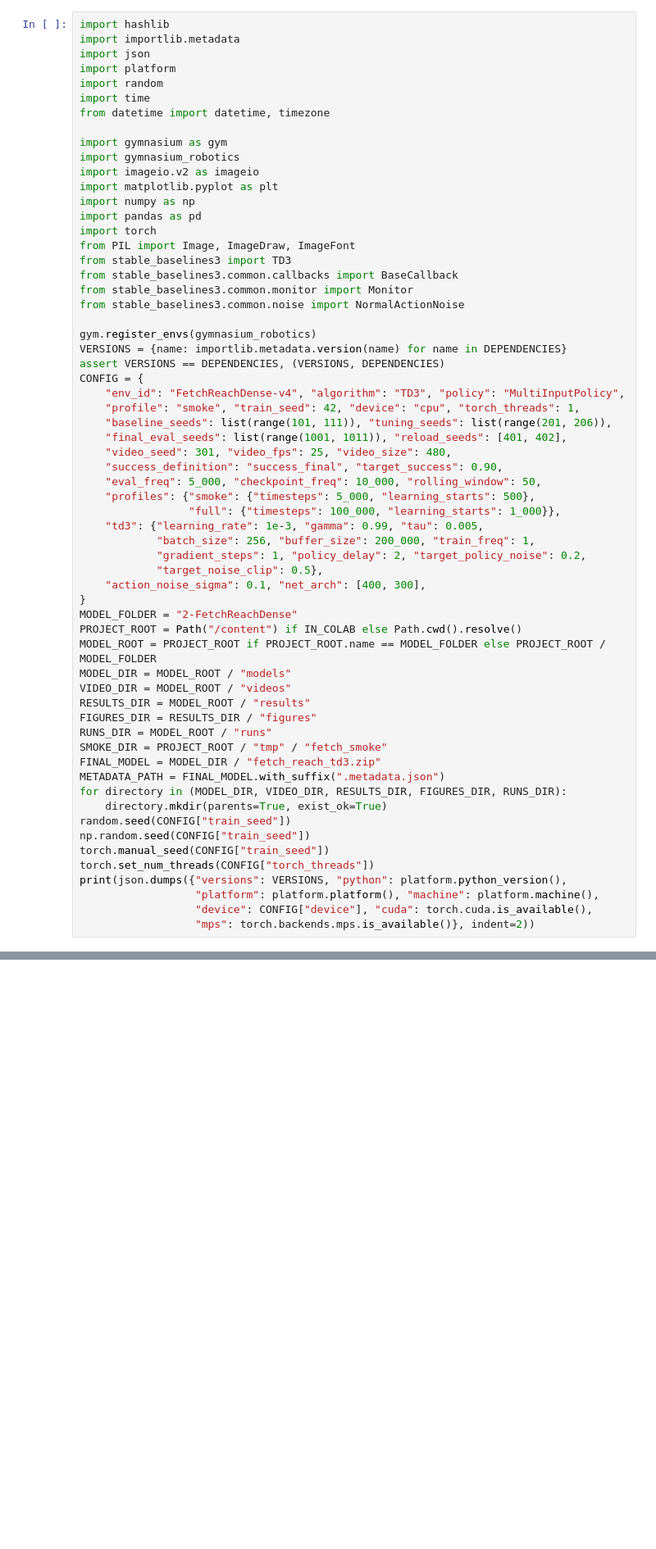
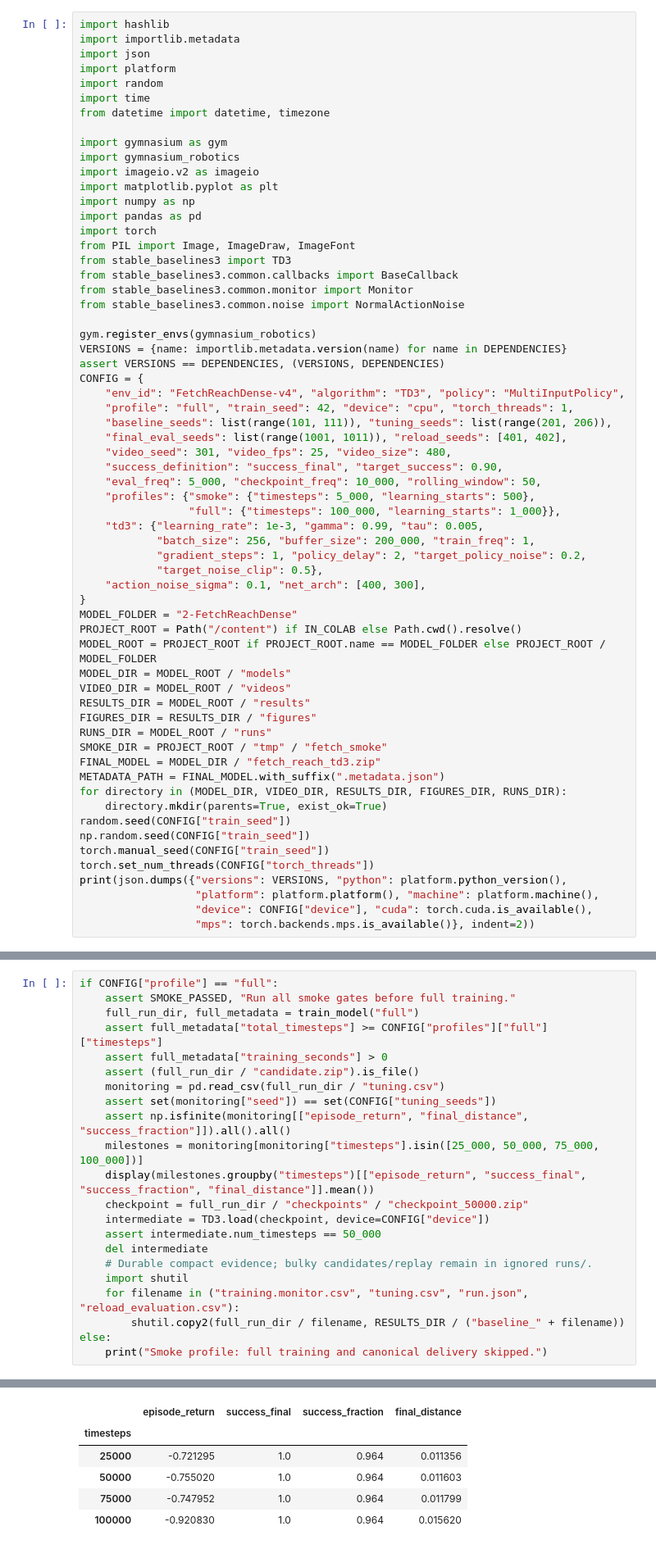
Before and after one commit to j-mauro-r/reinforcement_learning_reto_2, a Jupyter notebook: 2-FetchReachDense/FetchReachDense.ipynb, the cells around one changed output, grey strips where cells are left out. Shown at 82% size. Drawn from its saved outputs; the diff is of its cells as text; blank space fills up the shorter version.

Commit message:
feat(fetch): Complete 100000-step baseline with checkpoints and tuning evidence — Task 6 of PLAN_fetch_reach_dense

```diff
--- a/2-FetchReachDense/FetchReachDense.ipynb
+++ b/2-FetchReachDense/FetchReachDense.ipynb
@@ -51,7 +51,7 @@ VERSIONS = {name: importlib.metadata.version(name) for name in DEPENDENCIES}
 assert VERSIONS == DEPENDENCIES, (VERSIONS, DEPENDENCIES)
 CONFIG = {
     "env_id": "FetchReachDense-v4", "algorithm": "TD3", "policy": "MultiInputPolicy",
-    "profile": "smoke", "train_seed": 42, "device": "cpu", "torch_threads": 1,
+    "profile": "full", "train_seed": 42, "device": "cpu", "torch_threads": 1,
     "baseline_seeds": list(range(101, 111)), "tuning_seeds": list(range(201, 206)),
     "final_eval_seeds": list(range(1001, 1011)), "reload_seeds": [401, 402],
     "video_seed": 301, "video_fps": 25, "video_size": 480,
@@ -527,3 +527,26 @@ print("Smoke gates passed: training, checkpoint, reload, evaluation and MP4.")
 | 1 | 402 | -1.654497 | 50 | True | True | 0.92 | ... |
 [figure]
 Smoke gates passed: training, checkpoint, reload, evaluation and MP4.
+# %%
+if CONFIG["profile"] == "full":
+    assert SMOKE_PASSED, "Run all smoke gates before full training."
+    full_run_dir, full_metadata = train_model("full")
+    assert full_metadata["total_timesteps"] >= CONFIG["profiles"]["full"]["timesteps"]
+    assert full_metadata["training_seconds"] > 0
+    assert (full_run_dir / "candidate.zip").is_file()
+    monitoring = pd.read_csv(full_run_dir / "tuning.csv")
+    assert set(monitoring["seed"]) == set(CONFIG["tuning_seeds"])
+    assert np.isfinite(monitoring[["episode_return", "final_distance", "success_fraction"]]).all().all()
+    milestones = monitoring[monitoring["timesteps"].isin([25_000, 50_000, 75_000, 100_000])]
+    display(milestones.groupby("timesteps")[["episode_return", "success_final", "success_fraction", "final_distance"]].mean())
+    checkpoint = full_run_dir / "checkpoints" / "checkpoint_50000.zip"
+    intermediate = TD3.load(checkpoint, device=CONFIG["device"])
+    assert intermediate.num_timesteps == 50_000
+    del intermediate
+    # Durable compact evidence; bulky candidates/replay remain in ignored runs/.
+    import shutil
+    for filename in ("training.monitor.csv", "tuning.csv", "run.json", "reload_evaluation.csv"):
+        shutil.copy2(full_run_dir / filename, RESULTS_DIR / ("baseline_" + filename))
+else:
+    print("Smoke profile: full training and canonical delivery skipped.")
+# %% [output]
@@ -530,3 +573,9 @@ Smoke gates passed: training, checkpoint, reload, evaluation and MP4.
+|  | episode_return | success_final | success_fraction | final_distance |
+| timesteps |  |  |  |  |
+| 25000 | -0.721295 | 1.0 | 0.964 | 0.011356 |
+| 50000 | -0.755020 | 1.0 | 0.964 | 0.011603 |
+| 75000 | -0.747952 | 1.0 | 0.964 | 0.011799 |
+| 100000 | -0.920830 | 1.0 | 0.964 | 0.015620 |
 # %% [markdown]
 ## Capítulo 4 — Métricas y gráficas
 
```
Also changed, not shown: parts of 2 cells of this notebook, 4 other files.
